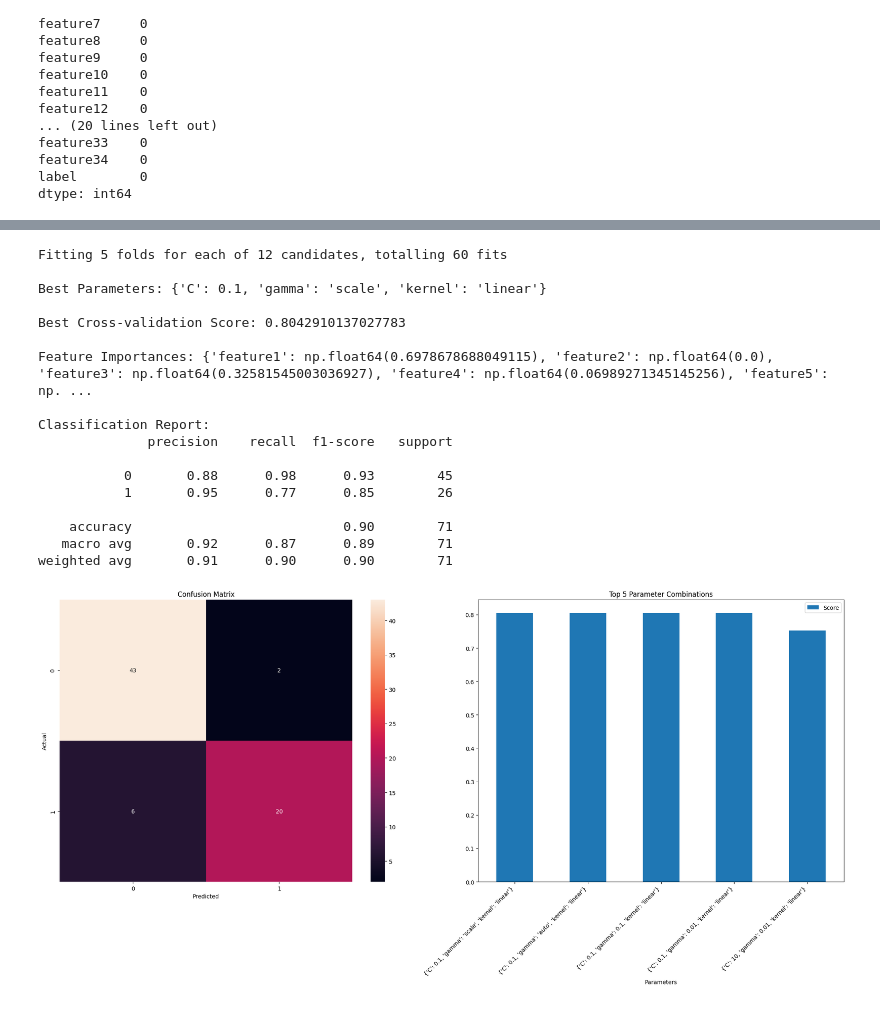
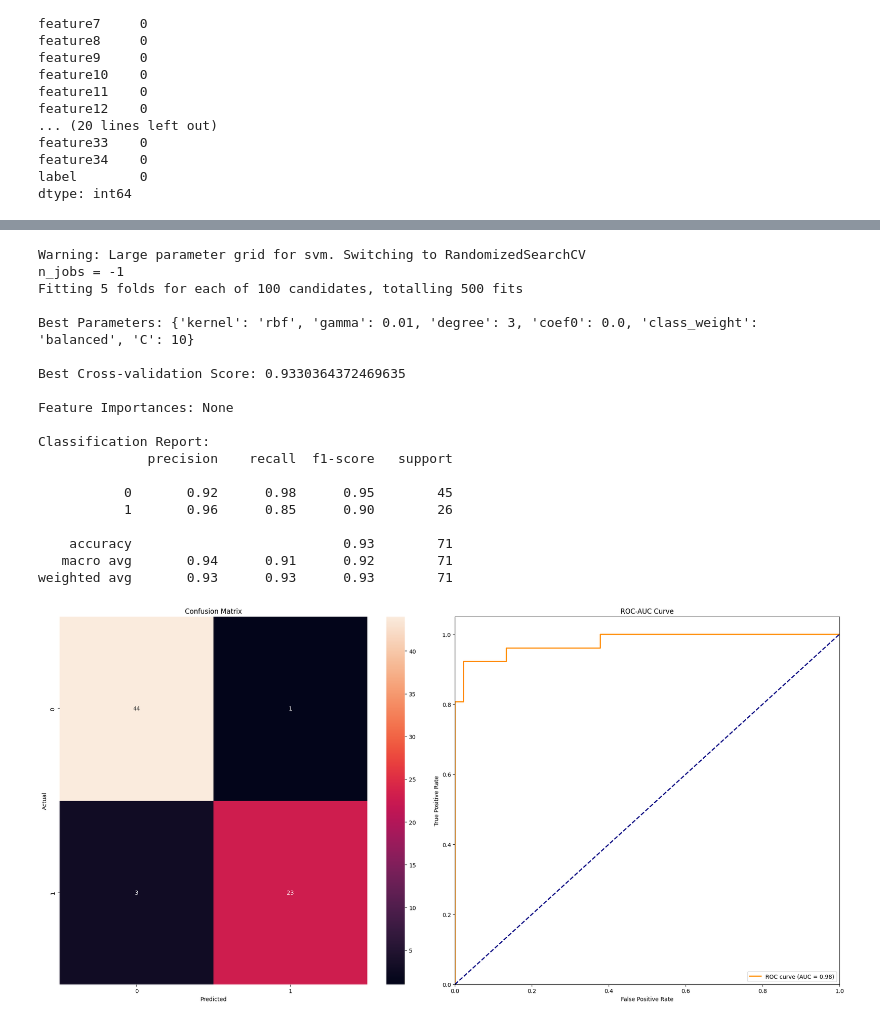
Before and after one commit to Kirmada-jsr/MPA-with-splines, a Jupyter notebook: ionosphere_dataset.ipynb, the cells around one changed output, grey strips where cells are left out. Saved outputs shown, nothing was run; the diff lists cells and outputs as text; code cells hidden in the pictures.

```diff
--- a/ionosphere_dataset.ipynb
+++ b/ionosphere_dataset.ipynb
@@ -50,5 +53,7 @@ feature33    0
 feature34    0
 label        0
 dtype: int64
+# %%
+ion_df.drop("feature2", axis = 1, inplace = True)
 # %%
 train_df, test_df = train_test_split(ion_df, test_size = 0.2, random_state = 11)
@@ -298,37 +300,33 @@ Remaining features: ['feature3', 'feature7', 'feature27']
 # %%
-custom_params_svm = {
-        'C': [0.1, 1, 10],
-        'kernel': ['linear'],
-        'gamma': ['scale', 'auto', 0.1, 0.01]
-}
-
-results_svm = classifier_selecting.optimize_classifier(X_train, X_test, y_train, y_test, 'svm', custom_param_grid=custom_params_svm)
+results_svm = classifier_selecting.optimize_classifier(X_train, X_test, y_train, y_test, 'svm')
 
 print("\nBest Parameters:", results_svm['best_parameters'])
 print("\nBest Cross-validation Score:", results_svm['best_score'])
 print("\nFeature Importances:", results_svm['feature_importances'])
 print("\nClassification Report:")
 print(classification_report(y_test, results_svm['best_model'].predict(
     StandardScaler().fit_transform(X_test))))
 # %% [output]
-Fitting 5 folds for each of 12 candidates, totalling 60 fits
+Warning: Large parameter grid for svm. Switching to RandomizedSearchCV
+n_jobs = -1
+Fitting 5 folds for each of 100 candidates, totalling 500 fits
 
-Best Parameters: {'C': 0.1, 'gamma': 'scale', 'kernel': 'linear'}
+Best Parameters: {'kernel': 'rbf', 'gamma': 0.01, 'degree': 3, 'coef0': 0.0, 'class_weight': 'balanced', 'C': 10}
 
-Best Cross-validation Score: 0.8042910137027783
+Best Cross-validation Score: 0.9330364372469635
 
-Feature Importances: {'feature1': np.float64(0.6978678688049115), 'feature2': np.float64(0.0), 'feature3': np.float64(0.32581545003036927), 'feature4': np.float64(0.06989271345145256), 'feature5': np. ...
+Feature Importances: None
 
 Classification Report:
               precision    recall  f1-score   support
 
-           0       0.88      0.98      0.93        45
-           1       0.95      0.77      0.85        26
+           0       0.92      0.98      0.95        45
+           1       0.96      0.85      0.90        26
 
-    accuracy                           0.90        71
-   macro avg       0.92      0.87      0.89        71
-weighted avg       0.91      0.90      0.90        71
+    accuracy                           0.93        71
+   macro avg       0.94      0.91      0.92        71
+weighted avg       0.93      0.93      0.93        71
-[figure, old version]
+[figure, new version]
 # %%
 svm = SVC(**results_svm['best_parameters'])
 
```
Also changed, not shown: parts of 23 cells of this notebook, 8 other files.
